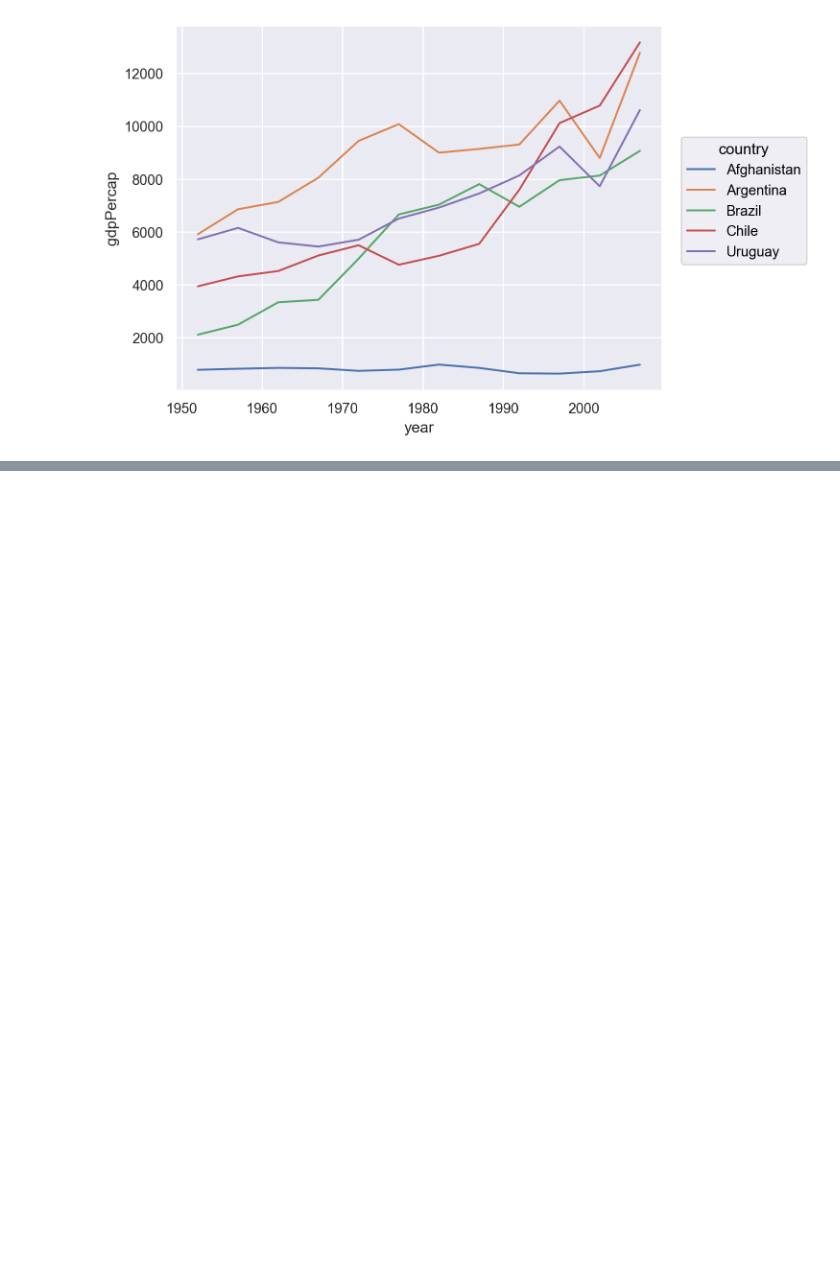
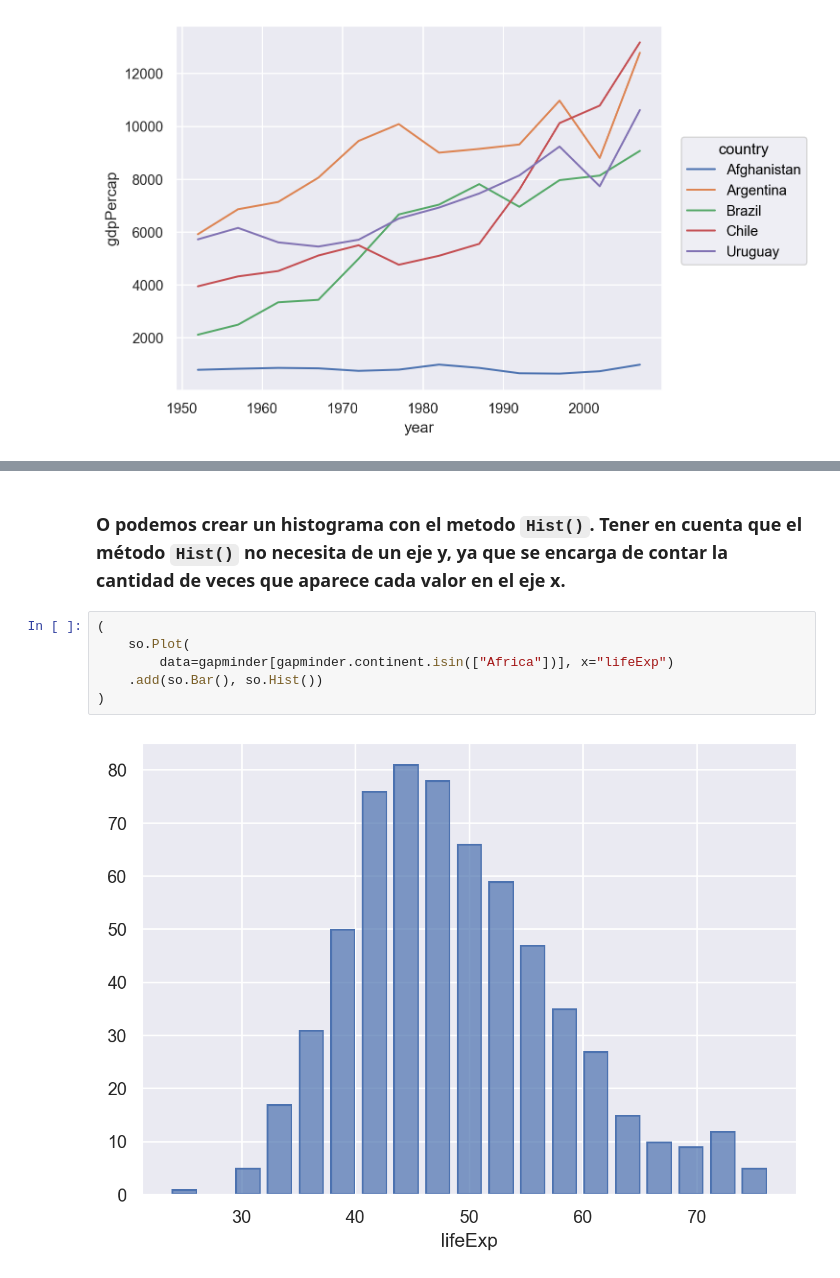
Before and after one commit to santiago-paz/ejercicios-laboratorio-datos-uba, a Jupyter notebook: Práctica-Parcial/apuntes-parcial.ipynb, the cells around one changed output, grey strips where cells are left out. Saved outputs shown, nothing was run; the diff lists cells and outputs as text; blank space fills up the shorter version.

```diff
--- a/Práctica-Parcial/apuntes-parcial.ipynb
+++ b/Práctica-Parcial/apuntes-parcial.ipynb
@@ -36,0 +57,10 @@ countries_interes = ["Argentina", "Brazil", "Chile", "Uruguay", "Afghanistan"]
+# %% [markdown]
+### O podemos crear un histograma con el metodo `Hist()`. Tener en cuenta que el método `Hist()` no necesita de un eje y, ya que se encarga de contar la cantidad de veces que aparece cada valor en el eje x.
+# %%
+(
+    so.Plot(
+        data=gapminder[gapminder.continent.isin(["Africa"])], x="lifeExp")
+    .add(so.Bar(), so.Hist())
+)
+# %% [output]
+[figure, added]
```
Also changed, not shown: parts of 25 cells of this notebook.
